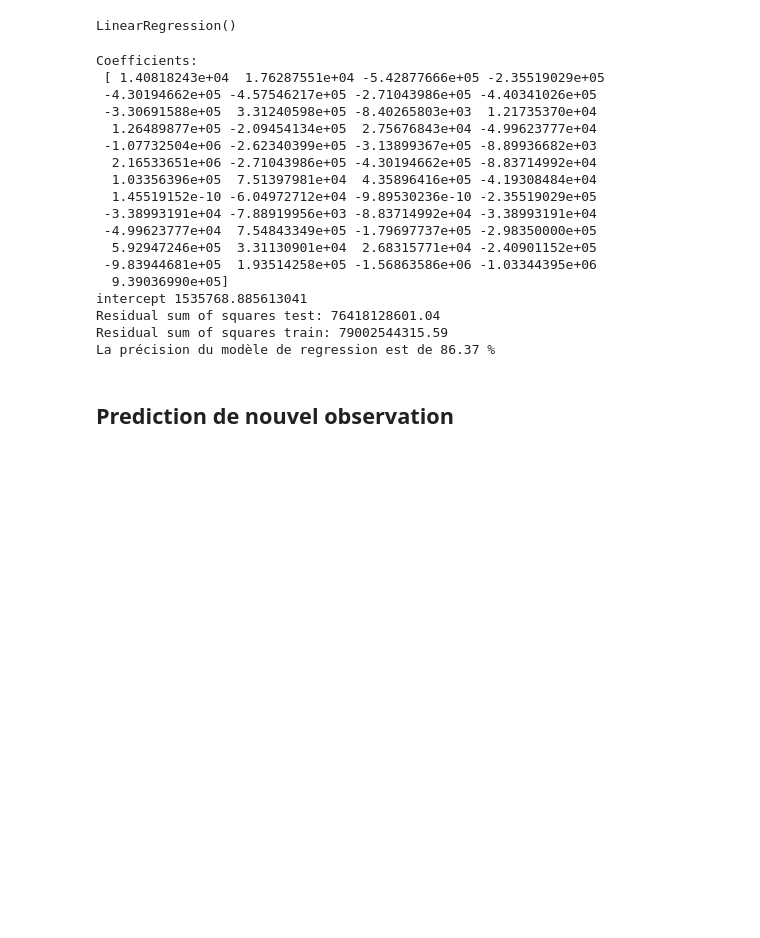
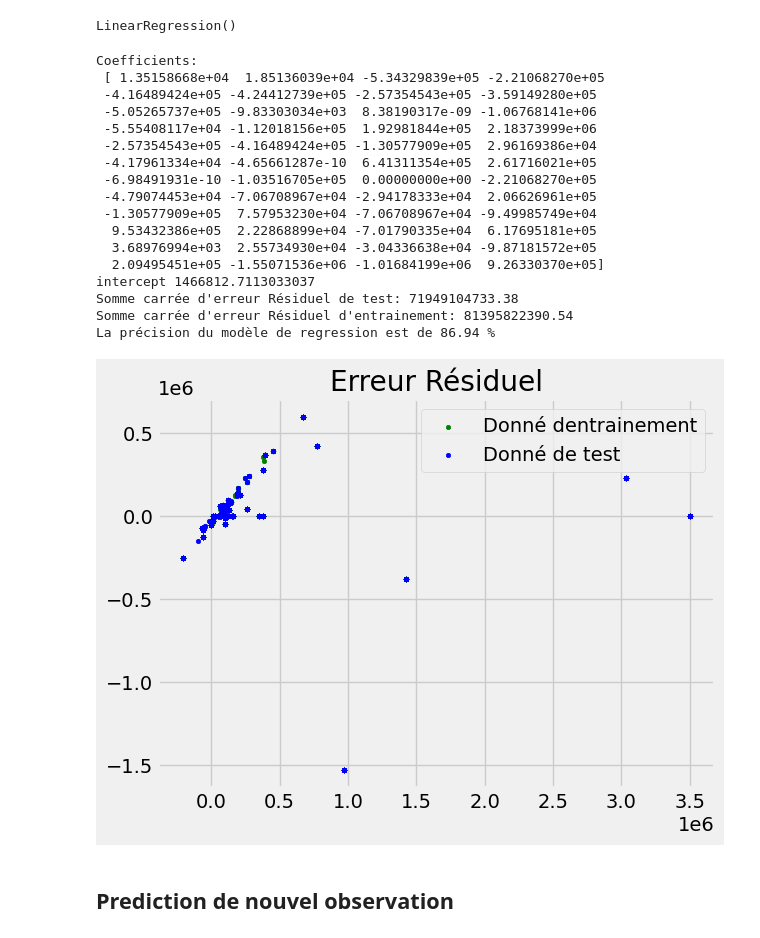
Before and after one commit to herve01/python-IMMO-predict, a Jupyter notebook: Untitled.ipynb, the cells around one changed output. Saved outputs shown, nothing was run; the diff lists cells and outputs as text; code cells hidden in the pictures; blank space fills up the shorter version.

```diff
--- a/Untitled.ipynb
+++ b/Untitled.ipynb
@@ -234,7 +230,7 @@ array([[12., 25.,  1., ...,  0.,  1.,  1.],
 ### Segmentation de l'ensemble de données en sous-ensembles d'entraînement (training set) et de test (test set)
 Nous optons de faire une segmentation de l'ensemble de données en ensembles d'apprentissage et de test comprenant chacun repectivement <b>70%</b> et <b>30%</b> des données.
 # %%
-X_train, X_test, y_train, y_test = train_test_split(X, y, test_size=.2, random_state = 0)
+X_train, X_test, y_train, y_test = train_test_split(X, y, test_size=.3, random_state = 0)
 # %%
 print(X_train.shape)
 print(X_test.shape)
@@ -264,33 +260,57 @@ print('Coefficients: \n', clf.coef_) # coefficients
 
 print ('intercept', clf.intercept_) # la constante
 
-print("Residual sum of squares test: %.2f" % test_error) #Erreur quadratique moyenne
+print("Somme carrée d'erreur Résiduel de test: %.2f" % test_error) #Erreur quadratique moyenne
 
-print("Residual sum of squares train: %.2f" % train_error) #Erreur quadratique moyenne
+print("Somme carrée d'erreur Résiduel d'entrainement: %.2f" % train_error) #Erreur quadratique moyenne
 
 print("La précision du modèle de regression est de", np.round(precision * 100, 2), "%")
 # %% [output]
 Coefficients:
- [ 1.40818243e+04  1.76287551e+04 -5.42877666e+05 -2.35519029e+05
- -4.30194662e+05 -4.57546217e+05 -2.71043986e+05 -4.40341026e+05
- -3.30691588e+05  3.31240598e+05 -8.40265803e+03  1.21735370e+04
-  1.26489877e+05 -2.09454134e+05  2.75676843e+04 -4.99623777e+04
- -1.07732504e+06 -2.62340399e+05 -3.13899367e+05 -8.89936682e+03
-  2.16533651e+06 -2.71043986e+05 -4.30194662e+05 -8.83714992e+04
-  1.03356396e+05  7.51397981e+04  4.35896416e+05 -4.19308484e+04
-  1.45519152e-10 -6.04972712e+04 -9.89530236e-10 -2.35519029e+05
- -3.38993191e+04 -7.88919956e+03 -8.83714992e+04 -3.38993191e+04
- -4.99623777e+04  7.54843349e+05 -1.79697737e+05 -2.98350000e+05
-  5.92947246e+05  3.31130901e+04  2.68315771e+04 -2.40901152e+05
- -9.83944681e+05  1.93514258e+05 -1.56863586e+06 -1.03344395e+06
-  9.39036990e+05]
-intercept 1535768.885613041
-Residual sum of squares test: 76418128601.04
-Residual sum of squares train: 79002544315.59
-La précision du modèle de regression est de 86.37 %
+ [ 1.35158668e+04  1.85136039e+04 -5.34329839e+05 -2.21068270e+05
+ -4.16489424e+05 -4.24412739e+05 -2.57354543e+05 -3.59149280e+05
+ -5.05265737e+05 -9.83303034e+03  8.38190317e-09 -1.06768141e+06
+ -5.55408117e+04 -1.12018156e+05  1.92981844e+05  2.18373999e+06
+ -2.57354543e+05 -4.16489424e+05 -1.30577909e+05  2.96169386e+04
+ -4.17961334e+04 -4.65661287e-10  6.41311354e+05  2.61716021e+05
+ -6.98491931e-10 -1.03516705e+05  0.00000000e+00 -2.21068270e+05
+ -4.79074453e+04 -7.06708967e+04 -2.94178333e+04  2.06626961e+05
+ -1.30577909e+05  7.57953230e+04 -7.06708967e+04 -9.49985749e+04
+  9.53432386e+05  2.22868899e+04 -7.01790335e+04  6.17695181e+05
+  3.68976994e+03  2.55734930e+04 -3.04336638e+04 -9.87181572e+05
+  2.09495451e+05 -1.55071536e+06 -1.01684199e+06  9.26330370e+05]
+intercept 1466812.7113033037
+Somme carrée d'erreur Résiduel de test: 71949104733.38
+Somme carrée d'erreur Résiduel d'entrainement: 81395822390.54
+La précision du modèle de regression est de 86.94 %
 # %%
 #coeff_parameter = pd.DataFrame(clf.coef_,df.columns[:-1],columns=['Coefficient'])
 #coeff_parameter
+# %%
+# plot for residual error
+
+# setting plot style
+plt.style.use('fivethirtyeight')
+
+# plotting residual errors in training data
+plt.scatter(clf.predict(X_train), clf.predict(X_train) - y_train, color="green", s=10, label='Donné d''entrainement')
+
+# plotting residual errors in test data
+plt.scatter(clf.predict(X_test), clf.predict(X_test) - y_test, color="blue", s=10, label='Donné de test')
+
+# plotting line for zero residual error
+plt.hlines(y=0, xmin=0, xmax=50, linewidth=2)
+
+# plotting legend
+plt.legend(loc='upper right')
+
+# plot title
+plt.title("Erreur Résiduel")
+
+# method call for showing the plot
+plt.show()
+# %% [output]
+[figure, added]
 # %% [markdown]
 ## Prediction de nouvel observation
 # %%
```
Also changed, not shown: parts of 26 cells of this notebook, 1 other file.
